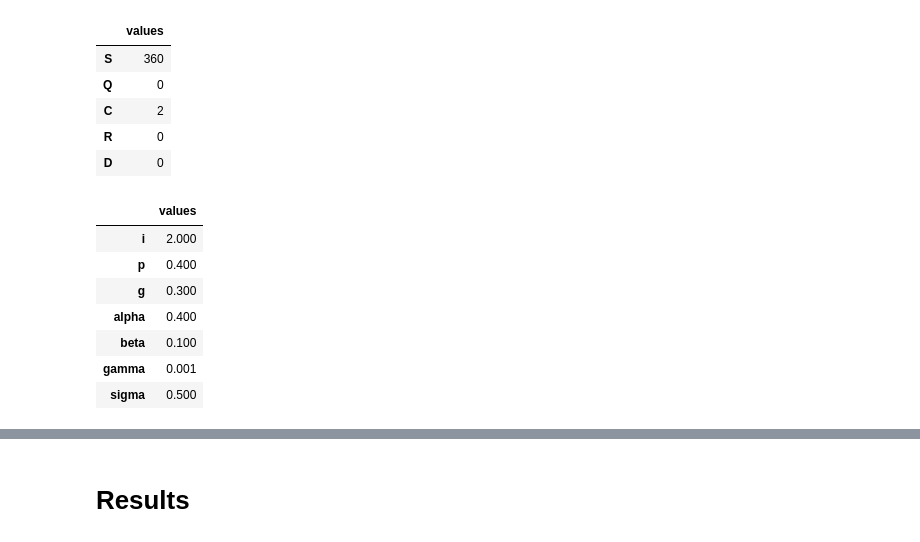
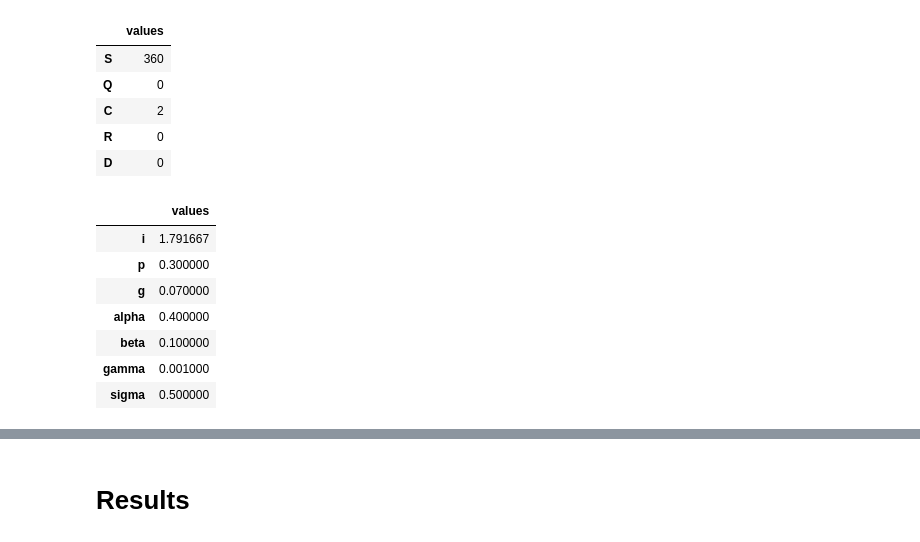
Before and after one commit to AustinVes/ModSim-Project2, a Jupyter notebook: project_notebook.ipynb, the cells around one changed output, grey strips where cells are left out. Saved outputs shown, nothing was run; the diff lists cells and outputs as text; code cells hidden in the pictures.

```diff
--- a/project_notebook.ipynb
+++ b/project_notebook.ipynb
@@ -39,32 +39,32 @@ init = State(S=360, Q=0, C=2, R=0, D=0)
 # %%
 '''
 i: contagion rate
 p: proportion quarantined
 g: "go home" rate (a.k.a. C->Q rate)
 alpha: quarantined recovery rate
 beta: quarantined death rate
 gamma: coming to class recovery rate
 sigma: coming to class death rate
 '''
 
 system = System(
-    i=2,
-    p=0.4,
-    g=0.3,
+    i=0.1 * 5/24 * 86,
+    p=0.3,
+    g=0.07,
     alpha=0.4,
     beta=0.1,
     gamma=0.001,
     sigma=0.5
 )
 # %% [output]
 |  | values |
-| i | 2.000 |
-| p | 0.400 |
-| g | 0.300 |
-| alpha | 0.400 |
-| beta | 0.100 |
-| gamma | 0.001 |
-| sigma | 0.500 |
+| i | 1.791667 |
+| p | 0.300000 |
+| g | 0.070000 |
+| alpha | 0.400000 |
+| beta | 0.100000 |
+| gamma | 0.001000 |
+| sigma | 0.500000 |
 # %%
 def update_func(state, system, dt=1):
     unpack(state)
```
Also changed, not shown: parts of 1 cell of this notebook.
